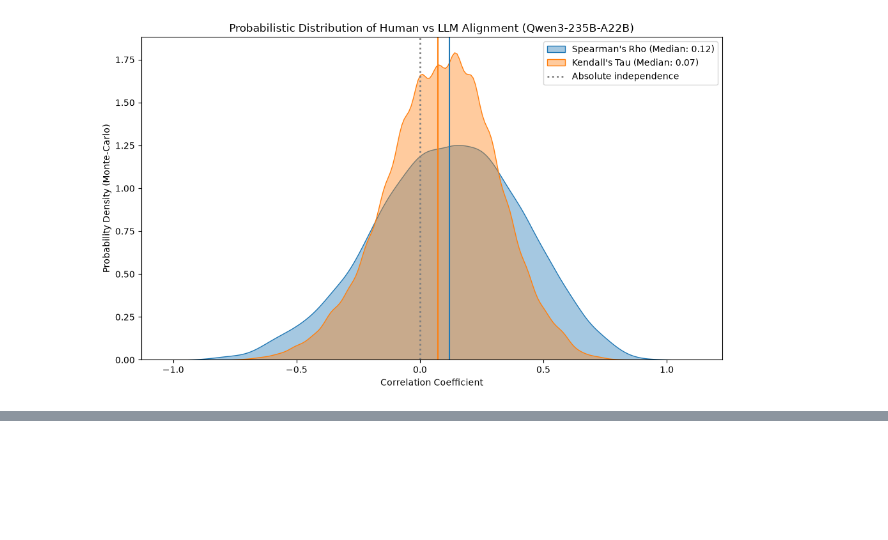
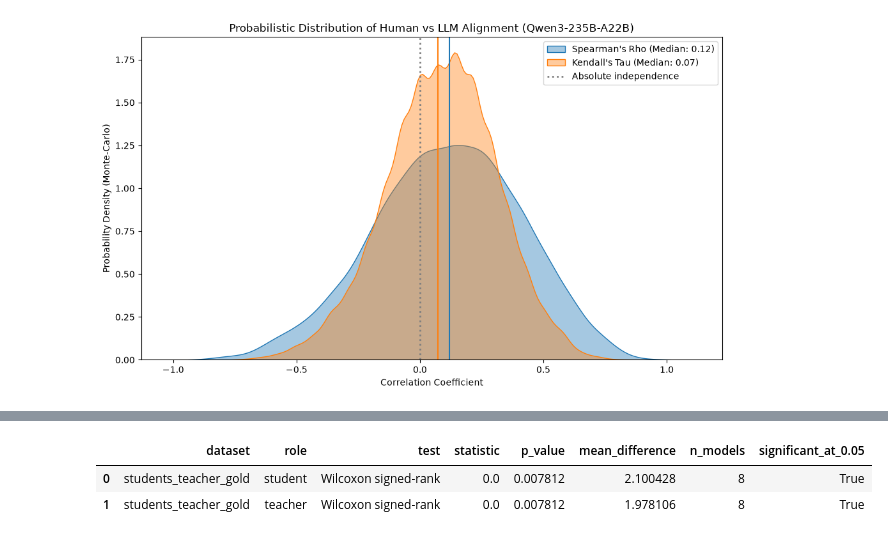
Before and after one commit to mi-1000/LitteratIA_Evaluation, a Jupyter notebook: scripts/compute_metrics.ipynb, the cells around one changed output, grey strips where cells are left out. Cells and saved outputs as stored; diff of their text form; code cells hidden in the pictures; blank space fills up the shorter version.

Commit message:
added analysis of ratings

```diff
--- a/scripts/compute_metrics.ipynb
+++ b/scripts/compute_metrics.ipynb
@@ -1718,0 +1844,85 @@ Kendall's Tau: 0.071 CI 95% [-0.357, 0.500]
+# %%
+import scipy.stats as stats
+
+def compute_btd_5pt_scores(scores_dict: dict, nu: float) -> pd.DataFrame:
+    models = list(scores_dict.keys())
+    models.sort(key=lambda model: scores_dict[model]["score"], reverse=True)
+
+    rows = []
+    for model_a in models:
+        theta_a = scores_dict[model_a]["score"]
+        sum_win_probs = 0.0
+
+        for model_b in models:
+            if model_a == model_b:
+                continue
+
+            theta_b = scores_dict[model_b]["score"]
+            denom = np.exp(theta_a) + np.exp(theta_b) + nu * np.sqrt(np.exp(theta_a) * np.exp(theta_b))
+            win_probability = np.exp(theta_a) / denom
+            sum_win_probs += win_probability
+
+        expected_win_rate = sum_win_probs / (len(models) - 1) if len(models) > 1 else np.nan
+        rows.append({
+            "model": model_a,
+            "btd_win_rate": expected_win_rate,
+            "btd_rating": expected_win_rate * 4.0 + 1.0,
+        })
+
+    return pd.DataFrame(rows)
+
+def compare_btd_to_average_ratings(average_df: pd.DataFrame, scores_dict: dict, nu: float, dataset_name: str) -> pd.DataFrame:
+    dataset_df = average_df[average_df["dataset"] == dataset_name].copy()
+    btd_df = compute_btd_5pt_scores(scores_dict, nu)
+
+    merged = dataset_df.merge(btd_df, on="model", how="inner")
+    if merged.empty:
+        raise ValueError(f"No overlapping models were found for dataset '{dataset_name}'.")
+
+    print(f"BTD vs average ratings for dataset: {dataset_name}")
+    print(merged.sort_values(["role", "model"]).to_string(index=False, float_format=lambda x: f"{x:.3f}"))
+    print()
+
+    test_rows = []
+    for role, role_df in merged.groupby("role"):
+        role_df = role_df.sort_values("model")
+        rating_values = role_df["average_rating"].to_numpy()
+        btd_values = role_df["btd_rating"].to_numpy()
+
+        if len(role_df) < 2:
+            test_name = "not enough pairs"
+            statistic = np.nan
+            p_value = np.nan
+        else:
+            try:
+                test_result = stats.wilcoxon(rating_values, btd_values, zero_method="wilcox", alternative="two-sided")
+                test_name = "Wilcoxon signed-rank"
+                statistic = float(test_result.statistic)
+                p_value = float(test_result.pvalue)
+            except ValueError:
+                test_result = stats.ttest_rel(rating_values, btd_values, nan_policy="omit")
+                test_name = "paired t-test"
+                statistic = float(test_result.statistic)
+                p_value = float(test_result.pvalue)
+
+        mean_difference = float(np.mean(rating_values - btd_values))
+        test_rows.append({
+            "dataset": dataset_name,
+            "role": role,
+            "test": test_name,
+            "statistic": statistic,
+            "p_value": p_value,
+            "mean_difference": mean_difference,
+            "n_models": len(role_df),
+            "significant_at_0.05": bool(p_value < 0.05) if not np.isnan(p_value) else False,
+        })
+
+    results_df = pd.DataFrame(test_rows).sort_values(["dataset", "role"]).reset_index(drop=True)
+    print(results_df.to_string(index=False, float_format=lambda x: f"{x:.4f}"))
+
+    return results_df
+
+current_dataset_name = Path(INPUT_DATA_PATH).stem
+btd_comparison_results = compare_btd_to_average_ratings(average_ratings_by_dataset, btd_scores, nu, current_dataset_name)
+btd_comparison_results
+# %% [output]
@@ -1718,0 +1946,3 @@ Kendall's Tau: 0.071 CI 95% [-0.357, 0.500]
+|  | dataset | role | test | statistic | p_value | mean_difference | n_models | significant_at_0.05 |
+| 0 | students_teacher_gold | student | Wilcoxon signed-rank | 0.0 | 0.007812 | 2.100428 | 8 | True |
+| 1 | students_teacher_gold | teacher | Wilcoxon signed-rank | 0.0 | 0.007812 | 1.978106 | 8 | True |
```
Also changed, not shown: parts of 3 cells of this notebook.
